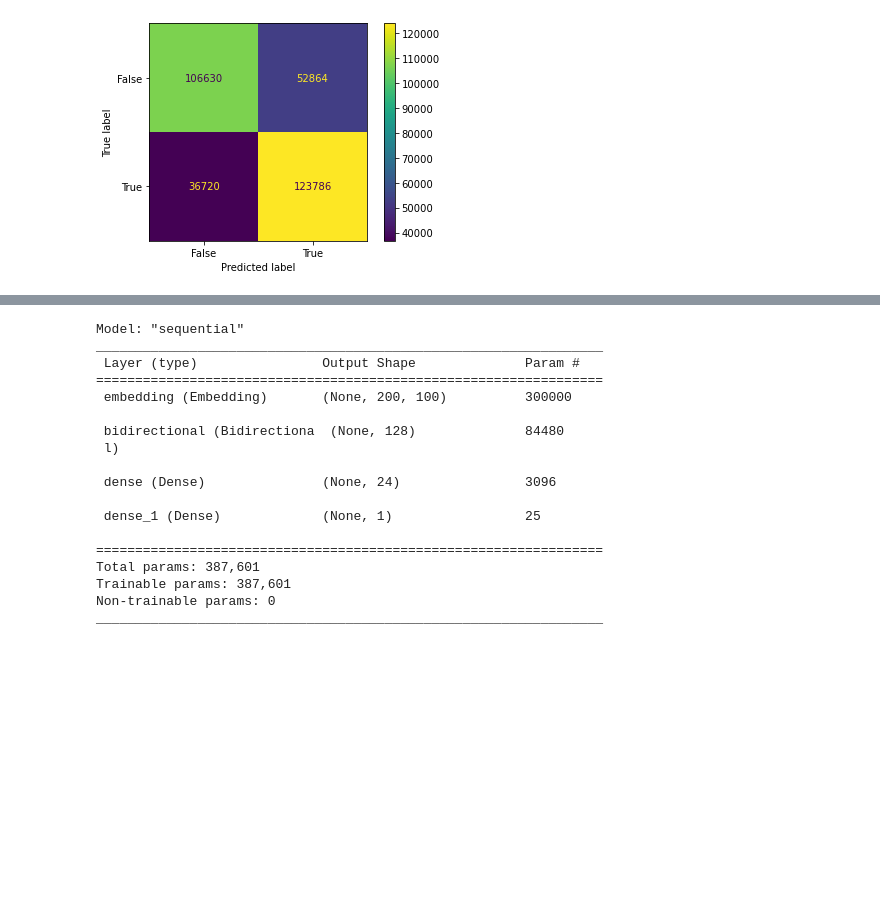
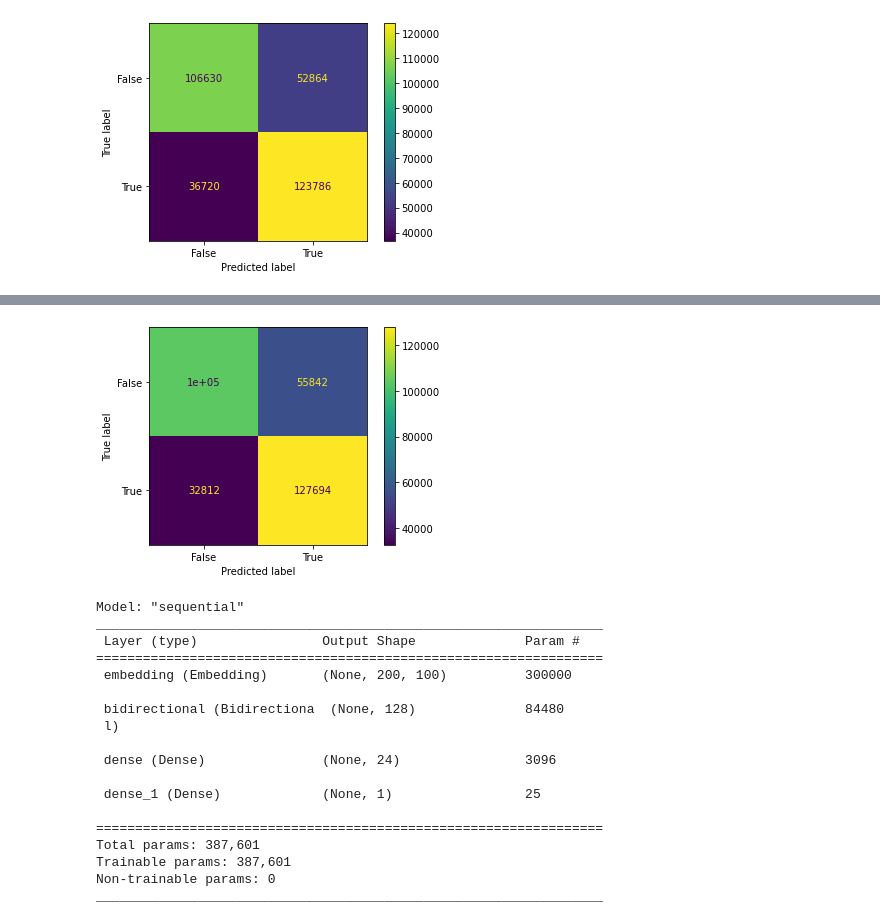
Before and after one commit to thomson18/sentiment_analysis, a Jupyter notebook: sentiment_analysis.ipynb, the cells around one changed output, grey strips where cells are left out. Cells and saved outputs as stored; diff of their text form; code cells hidden in the pictures; blank space fills up the shorter version.

```diff
--- a/sentiment_analysis.ipynb
+++ b/sentiment_analysis.ipynb
@@ -348,3 +464,13 @@ lr_metrics = metrics(y_test, y_pred_lr)
+# %%
+# Calculate the Confusion matrix for Naive Bayes model
+conf_mat_xg = confusion_matrix(y_test, y_pred_xg)
+
+cm_display_xg = ConfusionMatrixDisplay(confusion_matrix = conf_mat_xg, display_labels = [False, True])
+
+cm_display_xg.plot()
+plt.show()
+# %% [output]
+[figure, added]
 # %%
 from keras.layers import Dense, Embedding, LSTM, SpatialDropout1D
 from keras_preprocessing.sequence import pad_sequences
```
Also changed, not shown: parts of 34 cells of this notebook, 2 other files.
